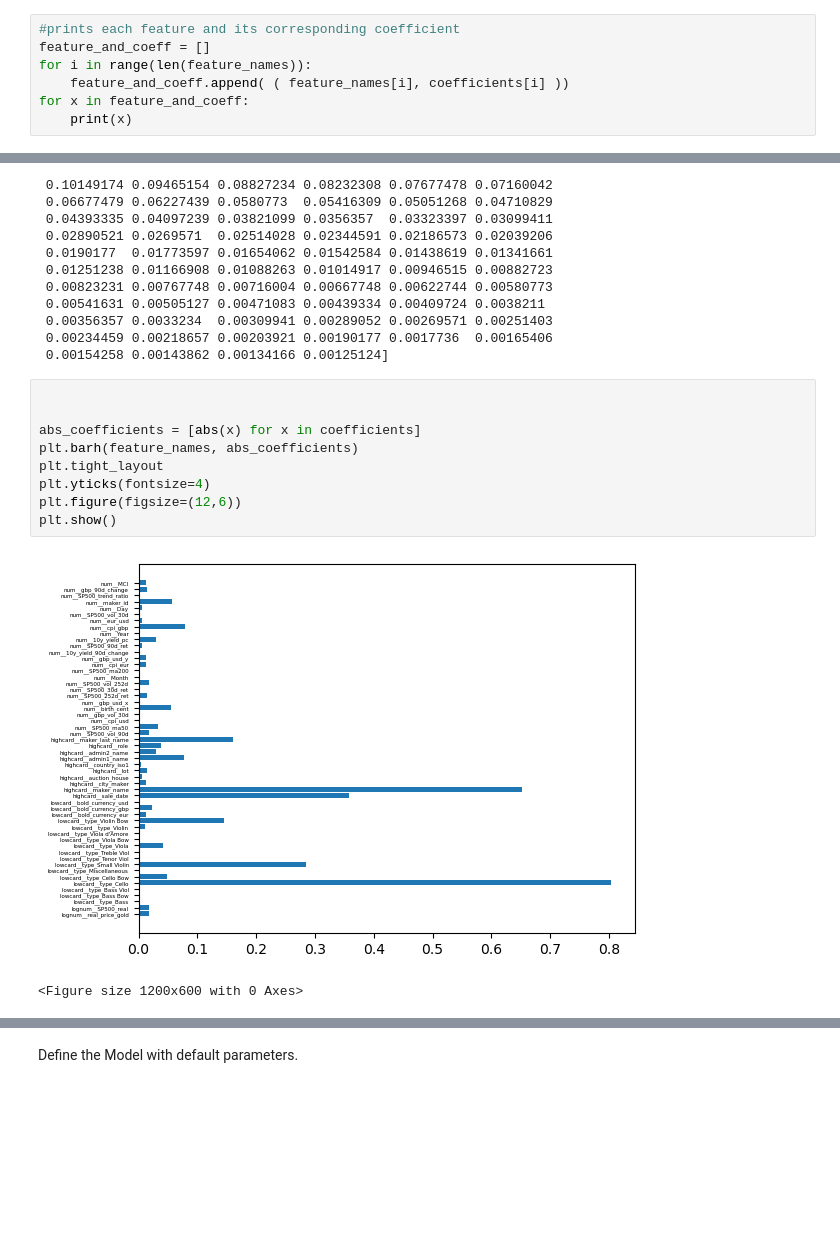
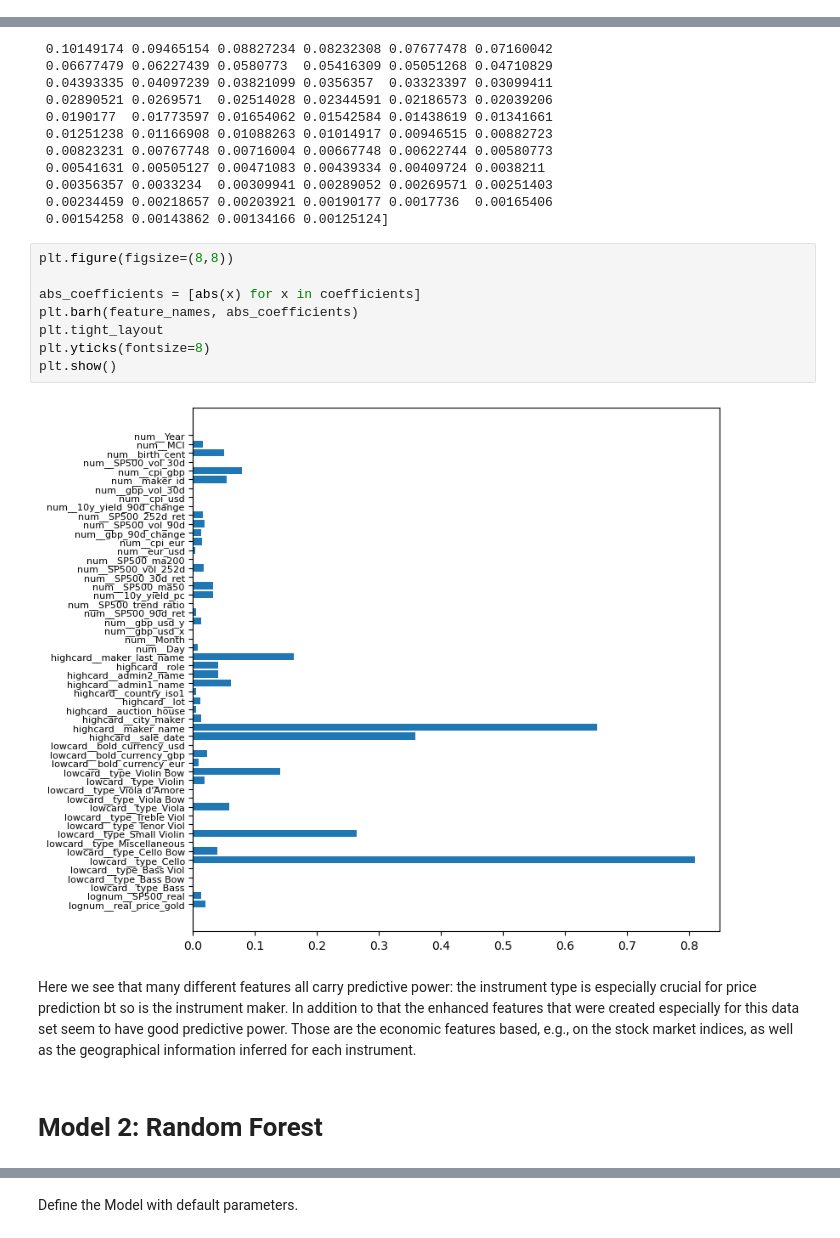
Before and after one commit to sphays/spring-2026-valuation-of-stringed-instruments-II, a Jupyter notebook: Feature_Selection.ipynb, the cells around one changed output, grey strips where cells are left out. Saved outputs shown, nothing was run; the diff lists cells and outputs as text; blank space fills up the shorter version.

Commit message:
Model clean-up + nb annotation + Ensemble method

```diff
--- a/Feature_Selection.ipynb
+++ b/Feature_Selection.ipynb
@@ -329,7 +323,0 @@ num__SP500_trend_ratio
-# %%
-#prints each feature and its corresponding coefficient
-feature_and_coeff = []
-for i in range(len(feature_names)):
-    feature_and_coeff.append( ( feature_names[i], coefficients[i] ))
-for x in feature_and_coeff:
-    print(x)
@@ -374,17 +367,19 @@ print(alphas)
  0.00234459 0.00218657 0.00203921 0.00190177 0.0017736  0.00165406
  0.00154258 0.00143862 0.00134166 0.00125124]
 # %%
-
+plt.figure(figsize=(8,8))
 
 abs_coefficients = [abs(x) for x in coefficients]
 plt.barh(feature_names, abs_coefficients)
 plt.tight_layout
-plt.yticks(fontsize=4)
-plt.figure(figsize=(12,6))
+plt.yticks(fontsize=8)
 plt.show()
 # %% [output]
-[figure, old version]
+[figure, new version]
-<Figure size 1200x600 with 0 Axes>
+# %% [markdown]
+Here we see that many different features all carry predictive power: the instrument type is especially crucial for price prediction bt so is the instrument maker. In addition to that the enhanced features that were created especially for this data set seem to have good predictive power. Those are the economic features based, e.g., on the stock market indices, as well as the geographical information inferred for each instrument.
+# %% [markdown]
+# Model 2: Random Forest
 # %%
 #creates a pipeline object
 pipeline_randomforest = Pipeline([
```
Also changed, not shown: parts of 39 cells of this notebook, 4 other files.
